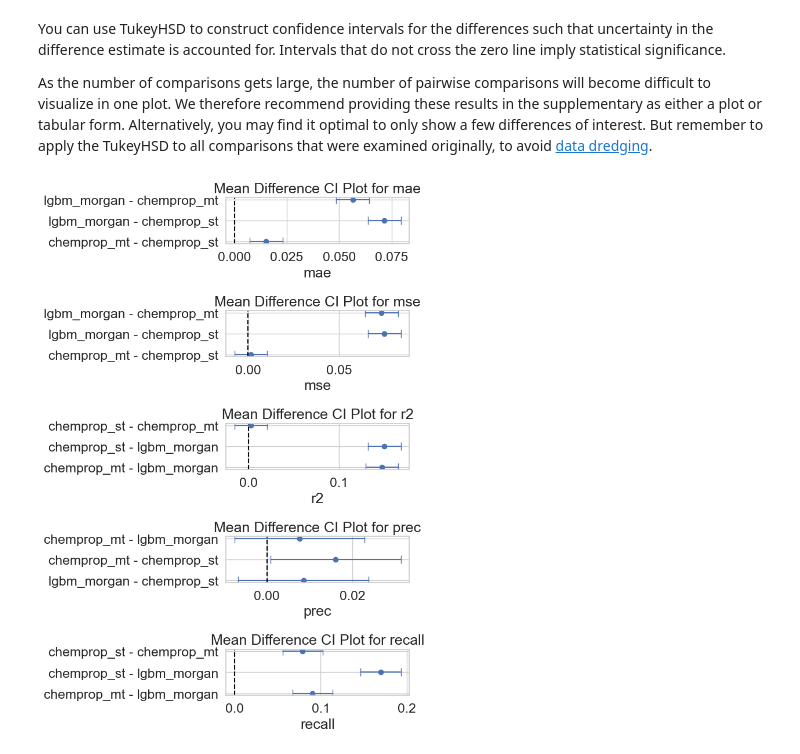
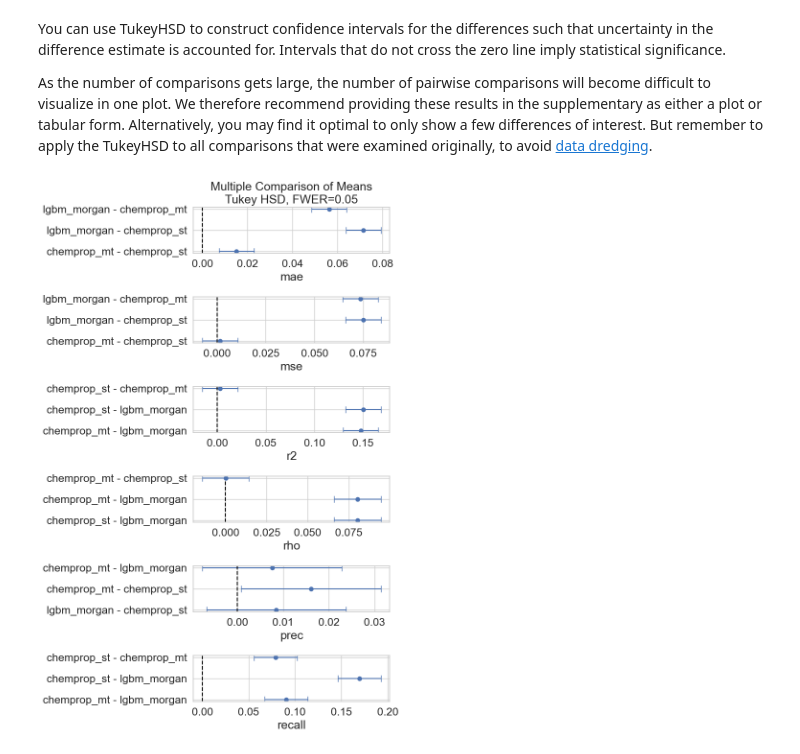
Before and after one commit to polaris-hub/polaris-method-comparison, a Jupyter notebook: ADME_example/ML_Regression_Comparison.ipynb, the cells around one changed output. Drawn from its saved outputs; the diff is of its cells as text; code cells hidden in the pictures.

Commit message:
Add spearman's rho to the metrics

```diff
--- a/ADME_example/ML_Regression_Comparison.ipynb
+++ b/ADME_example/ML_Regression_Comparison.ipynb
@@ -32,7 +33,8 @@ import warnings
 # %% [markdown]
 Global variables
 # %%
-metric_ls = ["mae", "mse", "r2", "prec", "recall"]
+# metric_ls = ["mae", "mse", "r2", "prec", "recall"]
+metric_ls = ["mae", "mse", "r2", "rho", "prec", "recall"]
 thresh = -4
 # %% [markdown]
   A few utility functions to make life easier
@@ -54,9 +56,10 @@ def calc_regression_metrics(df_in, cycle_col, val_col, pred_col):
         r2 = r2_score(v[val_col], v[pred_col])
         recall = recall_score(v[val_col] > thresh, v[pred_col] > thresh)
         prec = precision_score(v[val_col] > thresh, v[pred_col] > thresh)
+        rho, _ = spearmanr(v[val_col], v[pred_col])
         # recall, _ = recall_at_precision(v[val_col] > thresh, v[pred_col], 0.8)
         # tnr, _ = tnr_at_recall(v[val_col] > thresh, v[pred_col], 0.9)
-        metric_list.append([cycle, method, split, mae, mse, r2, prec, recall])
+        metric_list.append([cycle, method, split, mae, mse, r2, rho, prec, recall])
     metric_df = pd.DataFrame(metric_list, columns=["cv_cycle", "method", "split"] + metric_ls)
     return metric_df
 
@@ -277,9 +280,14 @@ def make_mean_diff_ci_plot_grid(df, metrics, metric_names, group_col,
         else:
             ax_i = ax
 
+        if i == 0:
+            title = "Multiple Comparison of Means\nTukey HSD, FWER=0.05"
+        else:
+            title = ""
+
         make_mean_diff_ci_plot(df, metric=metric, group_col=group_col, alpha = .05,
                                xlabel=metric_names[i], ax=ax_i, figsize=figsize,
-                               title=f"Mean Difference CI Plot for {metric_names[i]}")
+                               title=title)
 
     plt.tight_layout()
     plt.show()
@@ -307,7 +315,7 @@ def make_scatterplot(df):
         precision = precision_score(y_true, y_pred)
         recall = recall_score(y_true, y_pred)
 
-        metrics_text = f"MAE: {df_metrics['mae'].mean():.2f}\nMSE: {df_metrics['mse'].mean():.2f}\nR2: {df_metrics['r2'].mean():.2f}\nPrecision: {precision:.2f}\nRecall: {recall:.2f}"
+        metrics_text = f"MAE: {df_metrics['mae'].mean():.2f}\nMSE: {df_metrics['mse'].mean():.2f}\nR2: {df_metrics['r2'].mean():.2f}\nrho: {df_metrics['rho'].mean():.2f}\nPrecision: {precision:.2f}\nRecall: {recall:.2f}"
         ax.text(0.05, .5,  metrics_text, transform=ax.transAxes, verticalalignment='top')
         ax.set_xlabel('Predicted')
         ax.set_ylabel('Measured')
@@ -485,6 +498,6 @@ As the number of comparisons gets large, the number of pairwise comparisons will
 # %%
 make_mean_diff_ci_plot_grid(df_scaffold_split, metrics=metric_ls,
                             metric_names=metric_ls,
-                            group_col="method", figsize=(7, 10), font_size=2)
+                            group_col="method", figsize=(8, 12), font_size=2)
 # %% [output]
-[figure, old version]
+[figure, new version]
```
Also changed, not shown: parts of 10 cells of this notebook, 3 other files.
